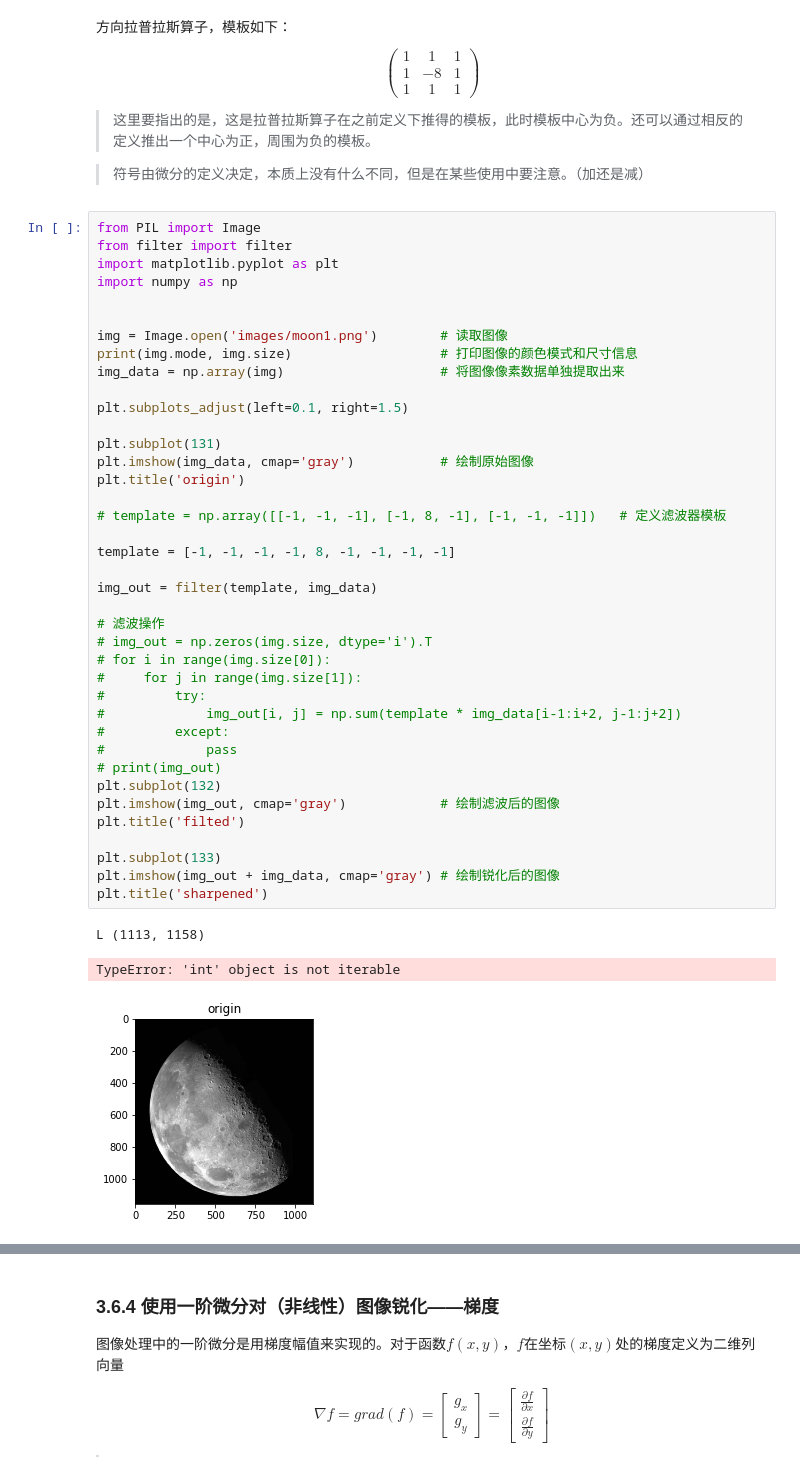
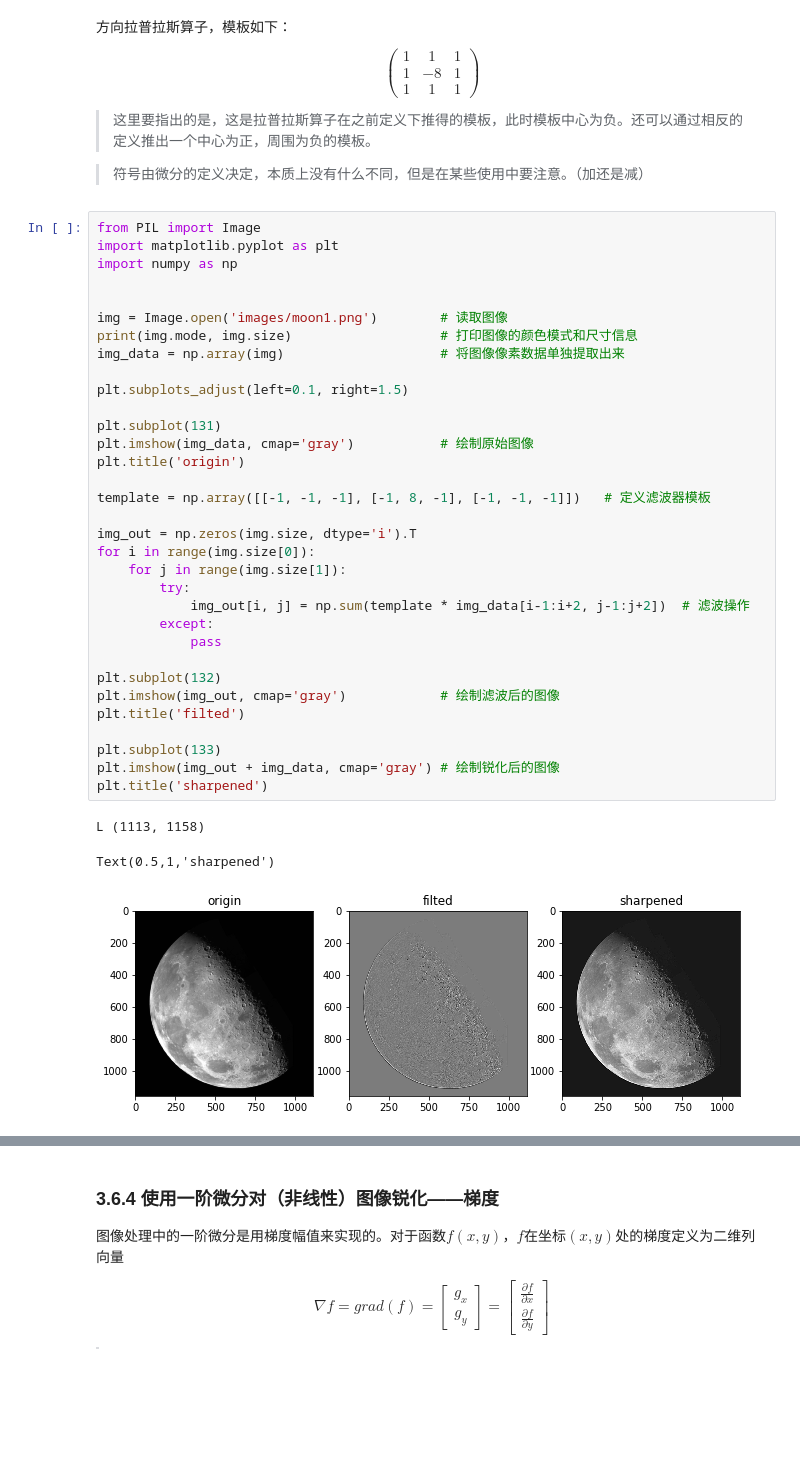
Before and after one commit to KelvinQAQ/Jupyter-Notebooks, a Jupyter notebook: Image Processing/空间滤波器.ipynb, the cells around one changed output, grey strips where cells are left out. Cells and saved outputs as stored; diff of their text form; blank space fills up the shorter version.

```diff
--- a/Image Processing/空间滤波器.ipynb
+++ b/Image Processing/空间滤波器.ipynb
@@ -52,47 +52,41 @@ $$\left(
 > 符号由微分的定义决定，本质上没有什么不同，但是在某些使用中要注意。（加还是减）
 # %%
 from PIL import Image
-from filter import filter
 import matplotlib.pyplot as plt
 import numpy as np
 
 
 img = Image.open('images/moon1.png')        # 读取图像
 print(img.mode, img.size)                   # 打印图像的颜色模式和尺寸信息
 img_data = np.array(img)                    # 将图像像素数据单独提取出来
 
 plt.subplots_adjust(left=0.1, right=1.5)
 
 plt.subplot(131)
 plt.imshow(img_data, cmap='gray')           # 绘制原始图像
 plt.title('origin')
 
-# template = np.array([[-1, -1, -1], [-1, 8, -1], [-1, -1, -1]])   # 定义滤波器模板
+template = np.array([[-1, -1, -1], [-1, 8, -1], [-1, -1, -1]])   # 定义滤波器模板
 
-template = [-1, -1, -1, -1, 8, -1, -1, -1, -1]
+img_out = np.zeros(img.size, dtype='i').T
+for i in range(img.size[0]):
+    for j in range(img.size[1]):
+        try:
+            img_out[i, j] = np.sum(template * img_data[i-1:i+2, j-1:j+2])  # 滤波操作
+        except:
+            pass
 
-img_out = filter(template, img_data)
-
-# 滤波操作
-# img_out = np.zeros(img.size, dtype='i').T
-# for i in range(img.size[0]):
-#     for j in range(img.size[1]):
-#         try:
-#             img_out[i, j] = np.sum(template * img_data[i-1:i+2, j-1:j+2])
-#         except:
-#             pass
-# print(img_out)
 plt.subplot(132)
 plt.imshow(img_out, cmap='gray')            # 绘制滤波后的图像
 plt.title('filted')
 
 plt.subplot(133)
 plt.imshow(img_out + img_data, cmap='gray') # 绘制锐化后的图像
 plt.title('sharpened')
 # %% [output]
 L (1113, 1158)
-TypeError: 'int' object is not iterable
+Text(0.5,1,'sharpened')
-[figure, old version]
+[figure, new version]
 # %% [markdown]
 ### 3.6.3 非锐化掩蔽（Unsharpening Mask）和高提升滤波（High Profile Information Filtering）
 
```
Also changed, not shown: parts of 1 cell of this notebook, 3 other files.
